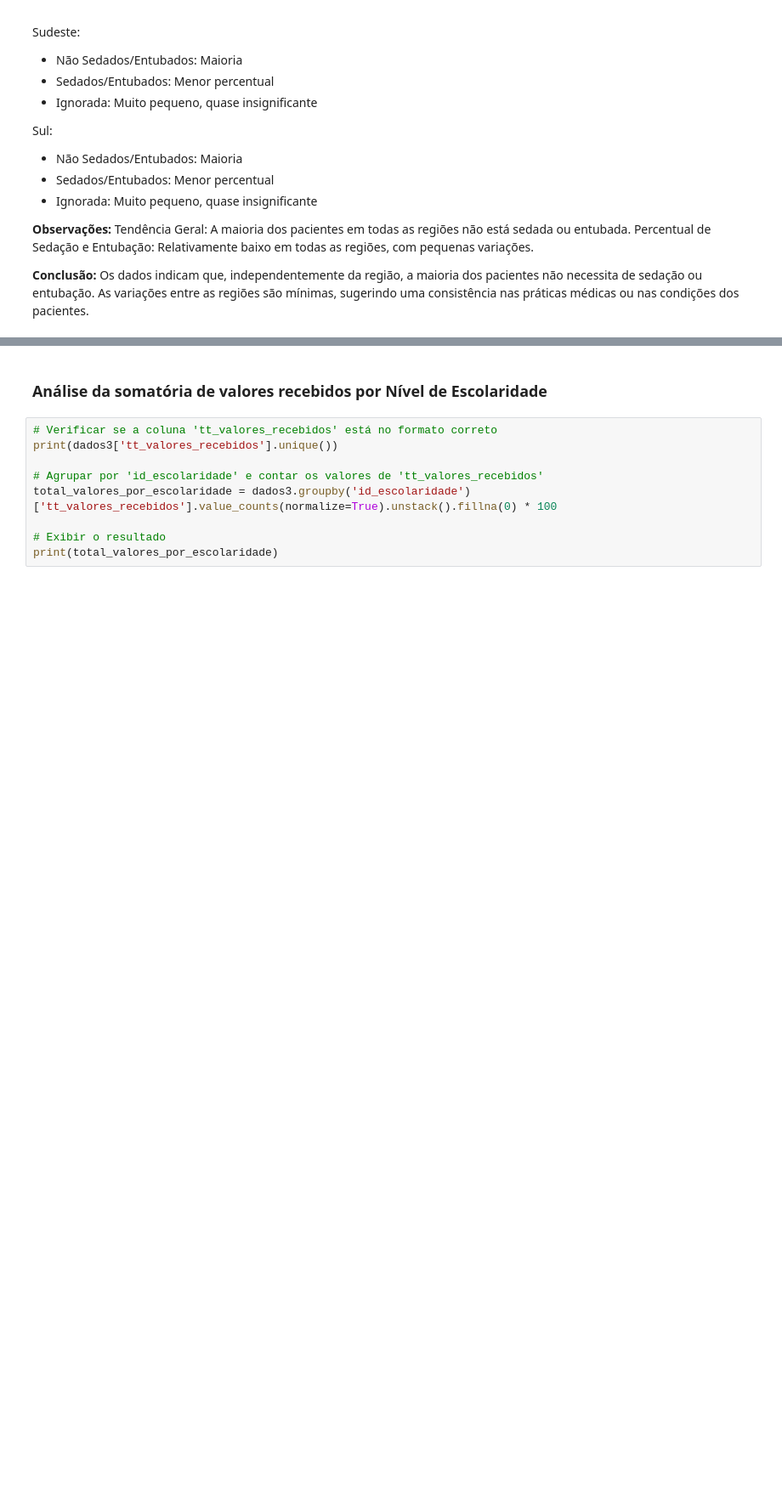
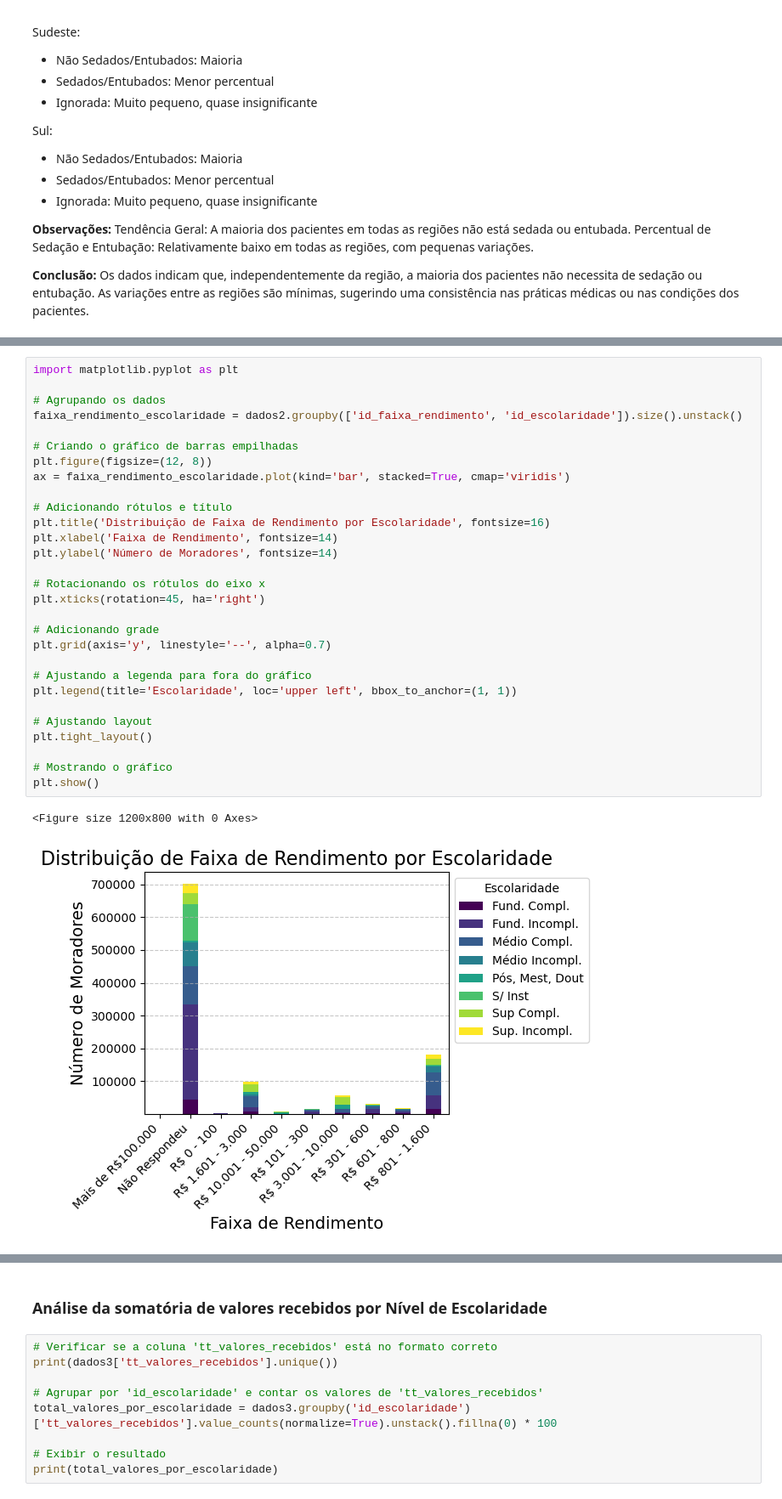
Before and after one commit to Tamireees/Tech_Challenge_Fase3, a Jupyter notebook: base_pnad_covid_19.ipynb, the cells around one changed output, grey strips where cells are left out. Shown at 85% size. Saved outputs shown, nothing was run; the diff lists cells and outputs as text; blank space fills up the shorter version.

```diff
--- a/base_pnad_covid_19.ipynb
+++ b/base_pnad_covid_19.ipynb
@@ -2417,0 +2710,32 @@ Os dados indicam que, independentemente da região, a maioria dos pacientes não
+# %%
+import matplotlib.pyplot as plt
+
+# Agrupando os dados
+faixa_rendimento_escolaridade = dados2.groupby(['id_faixa_rendimento', 'id_escolaridade']).size().unstack()
+
+# Criando o gráfico de barras empilhadas
+plt.figure(figsize=(12, 8))
+ax = faixa_rendimento_escolaridade.plot(kind='bar', stacked=True, cmap='viridis')
+
+# Adicionando rótulos e título
+plt.title('Distribuição de Faixa de Rendimento por Escolaridade', fontsize=16)
+plt.xlabel('Faixa de Rendimento', fontsize=14)
+plt.ylabel('Número de Moradores', fontsize=14)
+
+# Rotacionando os rótulos do eixo x
+plt.xticks(rotation=45, ha='right')
+
+# Adicionando grade
+plt.grid(axis='y', linestyle='--', alpha=0.7)
+
+# Ajustando a legenda para fora do gráfico
+plt.legend(title='Escolaridade', loc='upper left', bbox_to_anchor=(1, 1))
+
+# Ajustando layout
+plt.tight_layout()
+
+# Mostrando o gráfico
+plt.show()
+# %% [output]
+<Figure size 1200x800 with 0 Axes>
+[figure, added]
```
Also changed, not shown: parts of 50 cells of this notebook.
